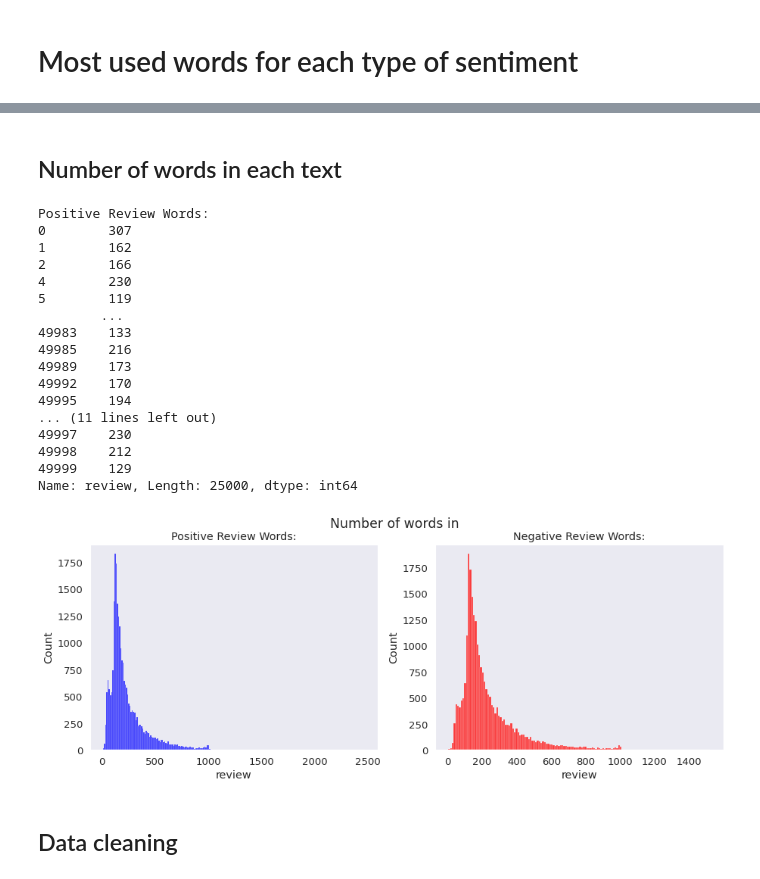
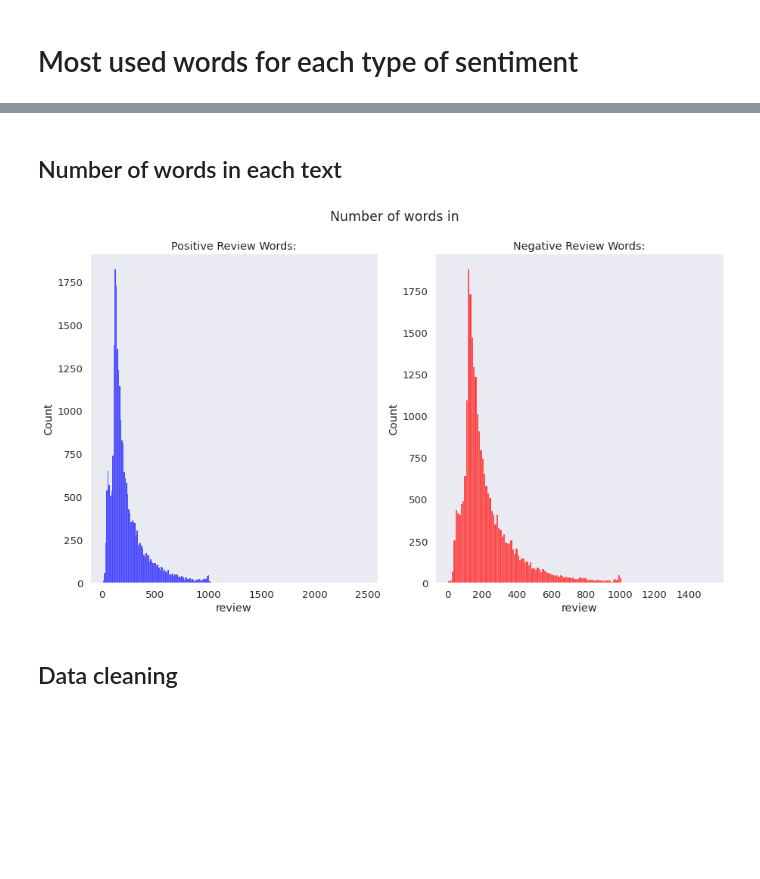
Before and after one commit to Davichet-e/ml-movie-oraculum, a Jupyter notebook: reviews/Data Procesing and cleaning of Reviews Dataset.ipynb, the cells around one changed output, grey strips where cells are left out. Cells and saved outputs as stored; diff of their text form; code cells hidden in the pictures; blank space fills up the shorter version.

```diff
--- a/reviews/Data Procesing and cleaning of Reviews Dataset.ipynb
+++ b/reviews/Data Procesing and cleaning of Reviews Dataset.ipynb
@@ -158,39 +138,22 @@ generateWordCloud(neg_reviews['review'],'Negative Sentiment')
-# %% [markdown]
-##  Number of words in each text
-# %%
-count_pos_words=pos_reviews['review'].str.split().apply(lambda x: len(x))
-count_neg_words=neg_reviews['review'].str.split().apply(lambda x: len(x))
-
-print(f"Positive Review Words: \n{count_pos_words} \n")
-print(f"Negative Review Words: \n{count_neg_words}")
-plt.figure(figsize=(15, 5))
-plt.subplot(1, 2, 1)
-sns.histplot(count_pos_words,color='blue')
-plt.title("Positive Review Words:")
-plt.subplot(1, 2, 2)
-sns.histplot(count_neg_words,color='red')
-plt.title("Negative Review Words:")
-plt.suptitle("Number of words in ")
-plt.show()
-# %% [output]
-Positive Review Words:
-0        307
-1        162
-2        166
-4        230
-5        119
-        ...
-49983    133
-49985    216
-49989    173
-49992    170
-49995    194
-... (11 lines left out)
-49997    230
-49998    212
-49999    129
-Name: review, Length: 25000, dtype: int64
-[figure, removed]
+# %% [markdown]
+##  Number of words in each text
+# %%
+count_pos_words=pos_reviews['review'].str.split().apply(lambda x: len(x))
+count_neg_words=neg_reviews['review'].str.split().apply(lambda x: len(x))
+
+# print(f"Positive Review Words: \n{count_pos_words} \n")
+# print(f"Negative Review Words: \n{count_neg_words}")
+plt.figure(figsize=(15, 8))
+plt.subplot(1, 2, 1)
+sns.histplot(count_pos_words,color='blue')
+plt.title("Positive Review Words:")
+plt.subplot(1, 2, 2)
+sns.histplot(count_neg_words,color='red')
+plt.title("Negative Review Words:")
+plt.suptitle("Number of words in ")
+plt.show()
+# %% [output]
+[figure, added]
 # %% [markdown]
 ## Data cleaning
 # %%
```
Also changed, not shown: parts of 35 cells of this notebook, 1 other file.
